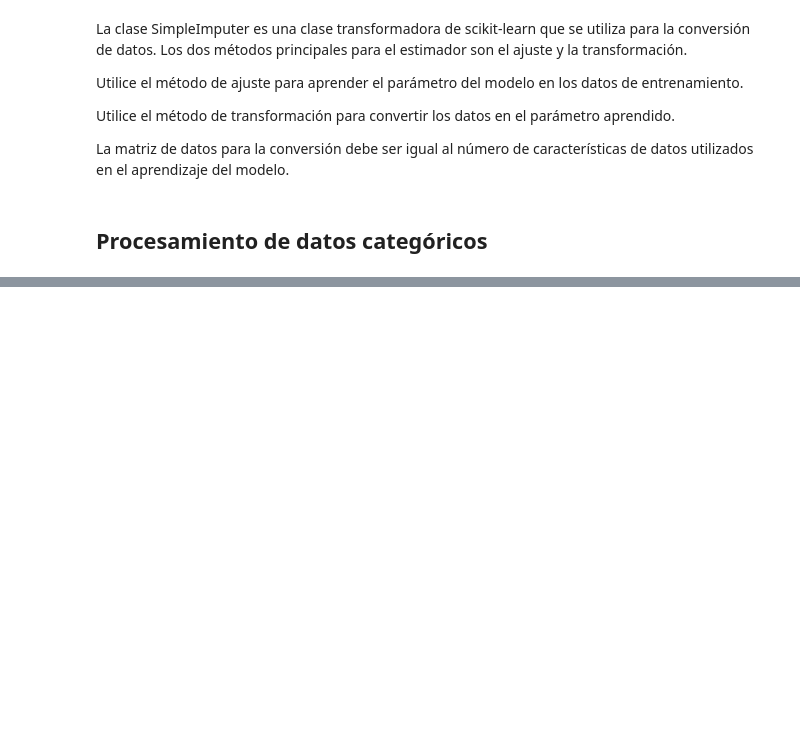
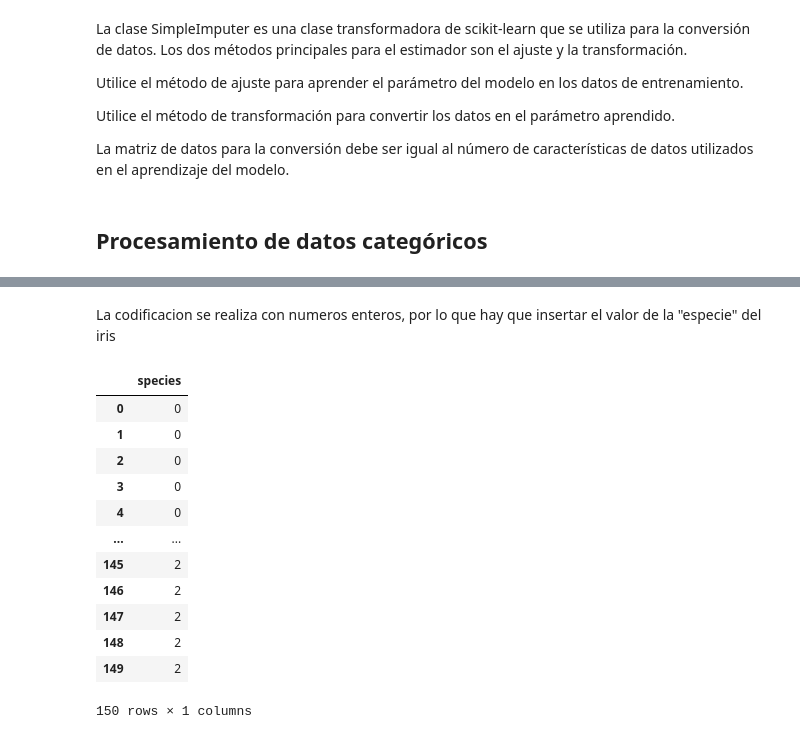
Before and after one commit to sebastianzzab/Curso-SIC, a Jupyter notebook: Semana 14/Clase 1.ipynb, the cells around one changed output, grey strips where cells are left out. Drawn from its saved outputs; the diff is of its cells as text; code cells hidden in the pictures; blank space fills up the shorter version.

```diff
--- a/Semana 14/Clase 1.ipynb
+++ b/Semana 14/Clase 1.ipynb
@@ -460,0 +599,19 @@ La matriz de datos para la conversión debe ser igual al número de característ
+# %% [markdown]
+La codificacion se realiza con numeros enteros, por lo que hay que insertar el valor de la "especie" del iris
+# %%
+iris = pd.DataFrame(iris.target, columns=['species'])
+iris
+# %% [output]
+|  | species |
+| 0 | 0 |
+| 1 | 0 |
+| 2 | 0 |
+| 3 | 0 |
+| 4 | 0 |
+| ... | ... |
+| 145 | 2 |
+| 146 | 2 |
+| 147 | 2 |
+| 148 | 2 |
+| 149 | 2 |
+150 rows × 1 columns
```
Also changed, not shown: parts of 36 cells of this notebook, 4 other files.
